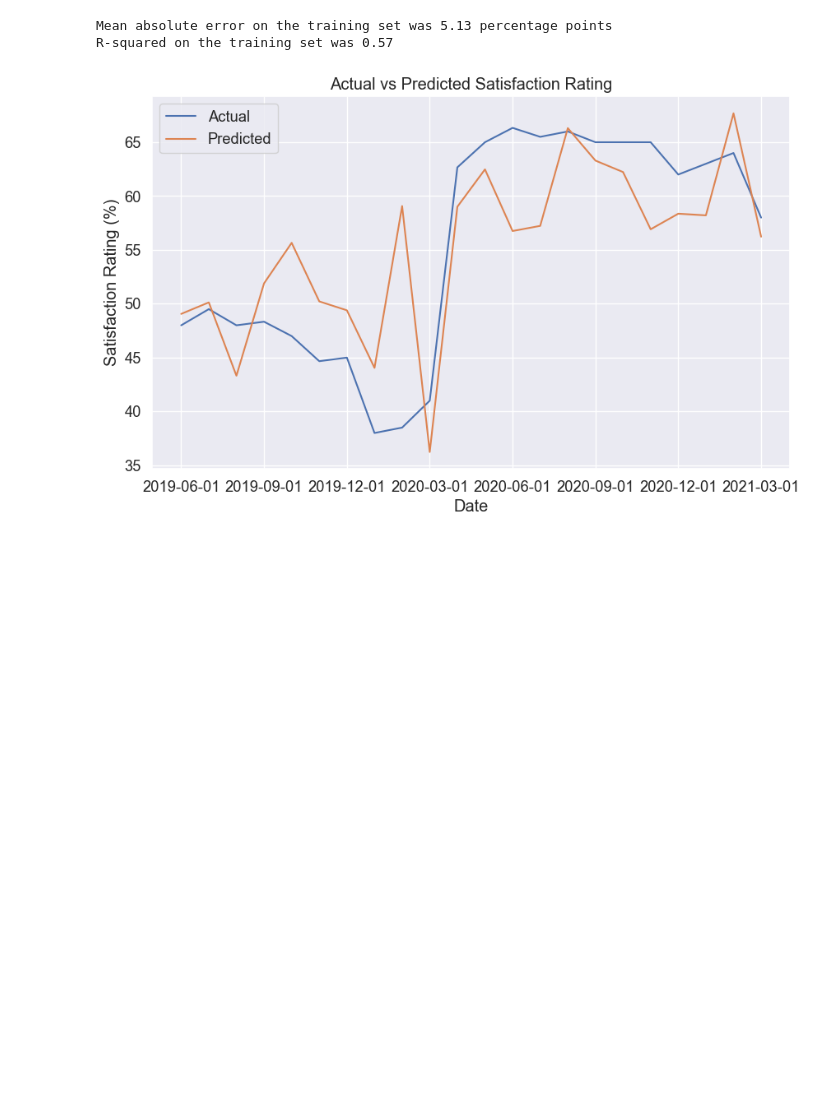
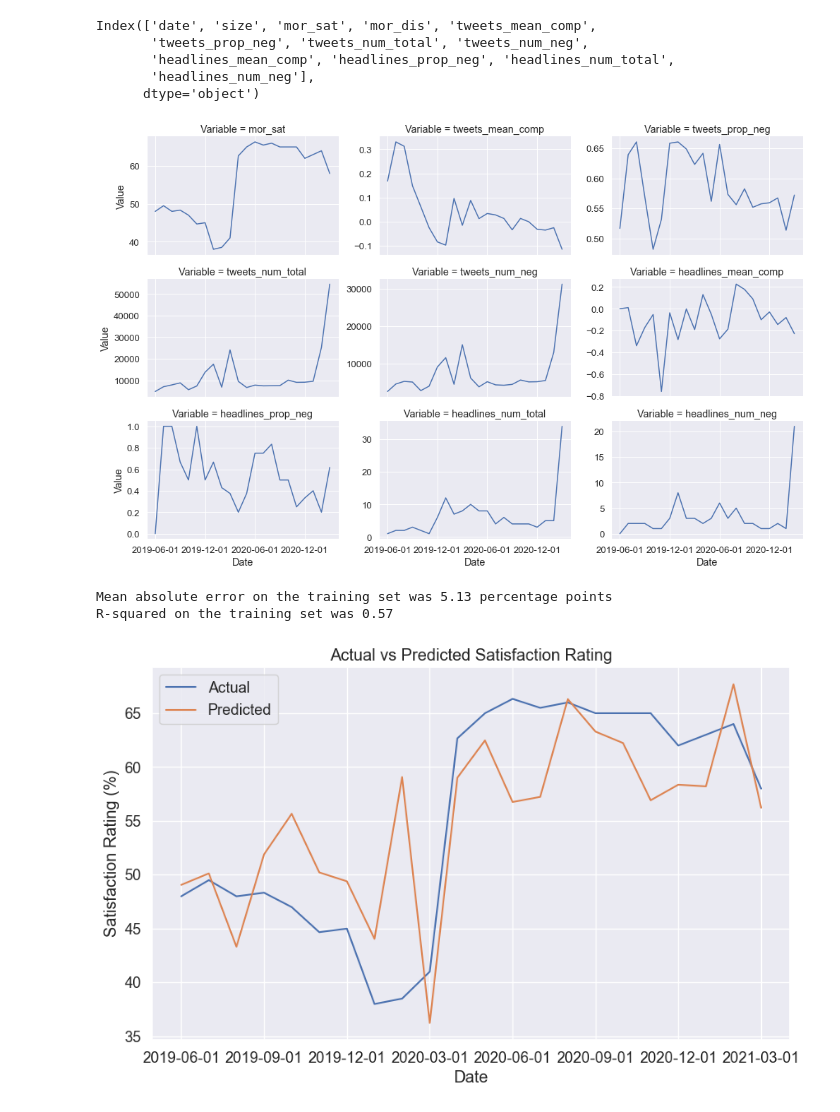
Before and after one commit to Josh-Myers/Predicting_Political_Sentiment, a Jupyter notebook: 3_Modelling.ipynb, the cells around one changed output. Drawn from its saved outputs; the diff is of its cells as text; code cells hidden in the pictures; blank space fills up the shorter version.

```diff
--- a/3_Modelling.ipynb
+++ b/3_Modelling.ipynb
@@ -19,6 +20,29 @@ np.random.seed(5)
 # %%
 # Load data
 data = pd.read_csv('modelling_dataset.csv')
+# %%
+data.columns
+# %% [output]
+Index(['date', 'size', 'mor_sat', 'mor_dis', 'tweets_mean_comp',
+       'tweets_prop_neg', 'tweets_num_total', 'tweets_num_neg',
+       'headlines_mean_comp', 'headlines_prop_neg', 'headlines_num_total',
+       'headlines_num_neg'],
+      dtype='object')
+# %%
+data_vis = data[['date', 'mor_sat','tweets_mean_comp', 'tweets_prop_neg', 'tweets_num_total', 'tweets_num_neg',
+       'headlines_mean_comp', 'headlines_prop_neg', 'headlines_num_total', 'headlines_num_neg']]
+data_vis = data_vis.set_index('date')
+data_vis = data_vis.unstack().reset_index()
+data_vis.columns = ['Variable', 'Date', 'Value']
+# %%
+# Create visualisation of variables by month
+g = sns.FacetGrid(data_vis, col="Variable", sharey=False, height=3, aspect=1.6, col_wrap=3)
+g.map(sns.lineplot, "Date", "Value")
+for ax in g.axes.flat:
+    ax.xaxis.set_major_locator(ticker.MultipleLocator(6))
+g.savefig("predictors.png")
+# %% [output]
+[figure, added]
 # %%
 # Standardise and create train and test sets
 X = data[['tweets_mean_comp', 'tweets_prop_neg', 'tweets_num_total', 'tweets_num_neg',
```
Also changed, not shown: parts of 8 cells of this notebook, 1 other file.
